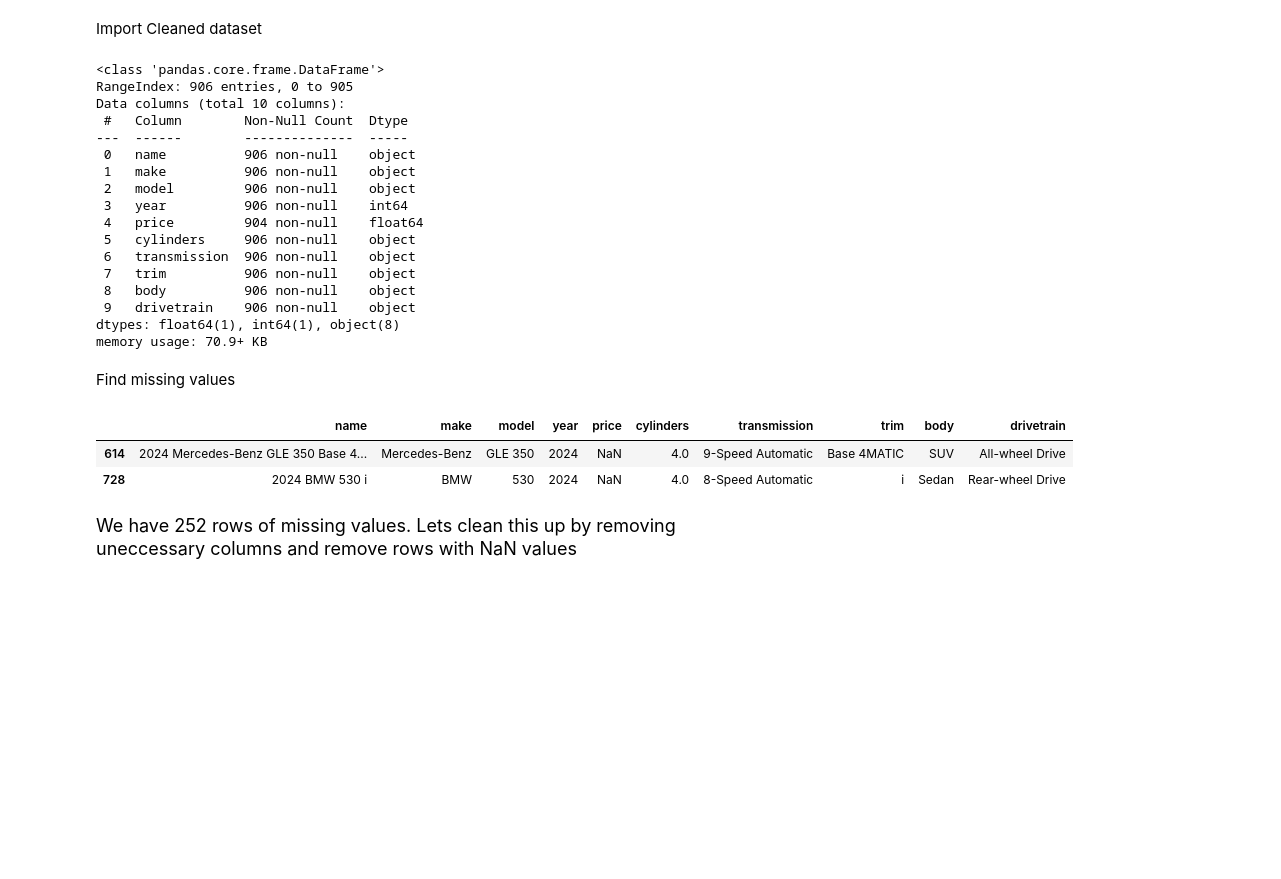
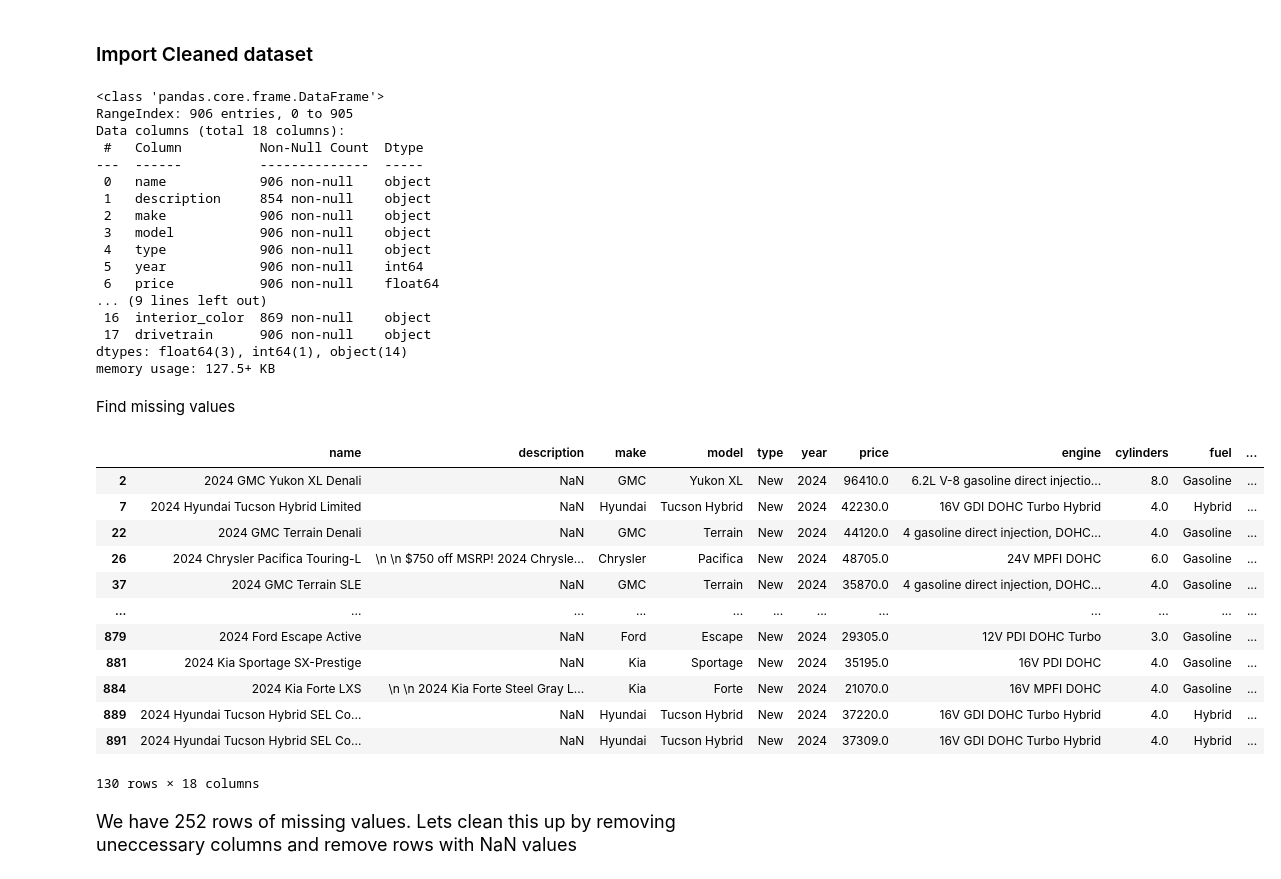
Before and after one commit to ellioc/VehicleRecalls2024, a Jupyter notebook: car_report.ipynb, the cells around one changed output. Saved outputs shown, nothing was run; the diff lists cells and outputs as text; code cells hidden in the pictures; blank space fills up the shorter version.

```diff
--- a/car_report.ipynb
+++ b/car_report.ipynb
@@ -3,44 +5,54 @@ import pandas as pd
 import matplotlib
 import seaborn
 # %% [markdown]
-Import Cleaned dataset
+### Import Cleaned dataset
 # %%
 pd.set_option('display.max_columns', None)
 
 #Read Car List dataframe and show maximum columns
 
-df_CarList = pd.read_csv("vehicles_dataset.csv")
-df_CarList.info(max_cols=20)
+df_CarList = pd.read_csv("full_vehicles_dataset.csv")
+df_CarList_Cleaned = df_CarList.info(max_cols=20)
 # %% [output]
 <class 'pandas.core.frame.DataFrame'>
 RangeIndex: 906 entries, 0 to 905
-Data columns (total 10 columns):
- #   Column        Non-Null Count  Dtype
----  ------        --------------  -----
- 0   name          906 non-null    object
- 1   make          906 non-null    object
- 2   model         906 non-null    object
- 3   year          906 non-null    int64
- 4   price         904 non-null    float64
- 5   cylinders     906 non-null    object
- 6   transmission  906 non-null    object
- 7   trim          906 non-null    object
- 8   body          906 non-null    object
- 9   drivetrain    906 non-null    object
-dtypes: float64(1), int64(1), object(8)
-memory usage: 70.9+ KB
+Data columns (total 18 columns):
+ #   Column          Non-Null Count  Dtype
+---  ------          --------------  -----
+ 0   name            906 non-null    object
+ 1   description     854 non-null    object
+ 2   make            906 non-null    object
+ 3   model           906 non-null    object
+ 4   type            906 non-null    object
+ 5   year            906 non-null    int64
+ 6   price           906 non-null    float64
+... (9 lines left out)
+ 16  interior_color  869 non-null    object
+ 17  drivetrain      906 non-null    object
+dtypes: float64(3), int64(1), object(14)
+memory usage: 127.5+ KB
 # %%
 #Making sure it grabs data for 2024 vehicles only
-df_CarList = df_CarList[df_CarList['year'] == 2024]
-df_CarList.reset_index(drop=True, inplace=True)
+df_CarList_Cleaned = df_CarList[df_CarList['year'] == 2024]
+df_CarList_Cleaned.reset_index(drop=True, inplace=True)
 # %% [markdown]
 Find missing values
 # %%
-df_CarList[df_CarList.isnull().any(axis=1)]
+df_CarList_Cleaned[df_CarList_Cleaned.isnull().any(axis=1)]
 # %% [output]
-|  | name | make | model | year | price | cylinders | transmission | trim | body | drivetrain |
-| 614 | 2024 Mercedes-Benz GLE 350 Base 4... | Mercedes-Benz | GLE 350 | 2024 | NaN | 4.0 | 9-Speed Automatic | Base 4MATIC | SUV | All-wheel Drive |
-| 728 | 2024 BMW 530 i | BMW | 530 | 2024 | NaN | 4.0 | 8-Speed Automatic | i | Sedan | Rear-wheel Drive |
+|  | name | description | make | model | type | year | price | engine | cylinders | fuel | ... |
+| 2 | 2024 GMC Yukon XL Denali | NaN | GMC | Yukon XL | New | 2024 | 96410.0 | 6.2L V-8 gasoline direct injectio... | 8.0 | Gasoline | ... |
+| 7 | 2024 Hyundai Tucson Hybrid Limited | NaN | Hyundai | Tucson Hybrid | New | 2024 | 42230.0 | 16V GDI DOHC Turbo Hybrid | 4.0 | Hybrid | ... |
+| 22 | 2024 GMC Terrain Denali | NaN | GMC | Terrain | New | 2024 | 44120.0 | 4 gasoline direct injection, DOHC... | 4.0 | Gasoline | ... |
+| 26 | 2024 Chrysler Pacifica Touring-L | \n \n $750 off MSRP! 2024 Chrysle... | Chrysler | Pacifica | New | 2024 | 48705.0 | 24V MPFI DOHC | 6.0 | Gasoline | ... |
+| 37 | 2024 GMC Terrain SLE | NaN | GMC | Terrain | New | 2024 | 35870.0 | 4 gasoline direct injection, DOHC... | 4.0 | Gasoline | ... |
+| ... | ... | ... | ... | ... | ... | ... | ... | ... | ... | ... | ... |
+| 879 | 2024 Ford Escape Active | NaN | Ford | Escape | New | 2024 | 29305.0 | 12V PDI DOHC Turbo | 3.0 | Gasoline | ... |
+| 881 | 2024 Kia Sportage SX-Prestige | NaN | Kia | Sportage | New | 2024 | 35195.0 | 16V PDI DOHC | 4.0 | Gasoline | ... |
+| 884 | 2024 Kia Forte LXS | \n \n 2024 Kia Forte Steel Gray L... | Kia | Forte | New | 2024 | 21070.0 | 16V MPFI DOHC | 4.0 | Gasoline | ... |
+| 889 | 2024 Hyundai Tucson Hybrid SEL Co... | NaN | Hyundai | Tucson Hybrid | New | 2024 | 37220.0 | 16V GDI DOHC Turbo Hybrid | 4.0 | Hybrid | ... |
+| 891 | 2024 Hyundai Tucson Hybrid SEL Co... | NaN | Hyundai | Tucson Hybrid | New | 2024 | 37309.0 | 16V GDI DOHC Turbo Hybrid | 4.0 | Hybrid | ... |
+130 rows × 18 columns
 # %% [markdown]
 <font size="4">We have 252 rows of missing values. Lets clean this up by removing uneccessary columns and remove rows with NaN values
 # %%
```
Also changed, not shown: parts of 23 cells of this notebook, 1 other file.
